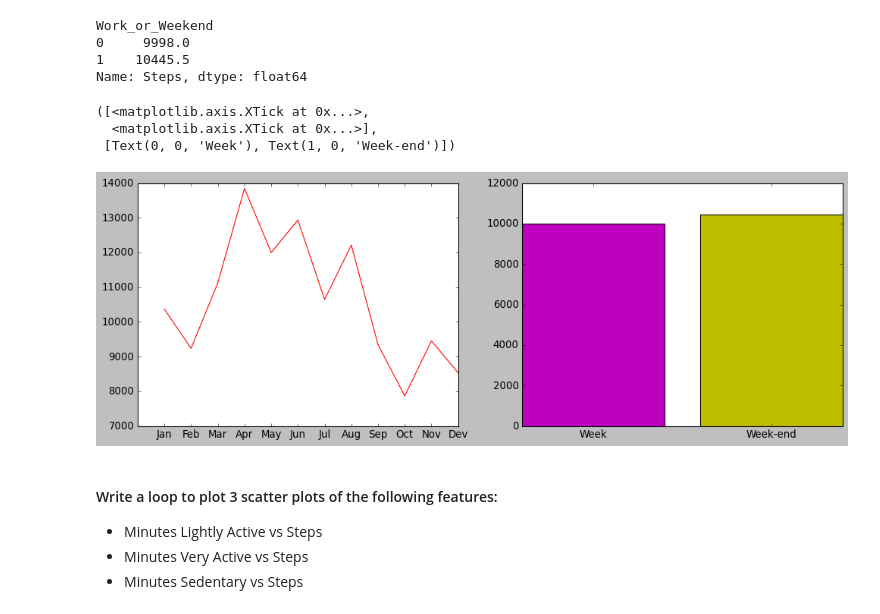
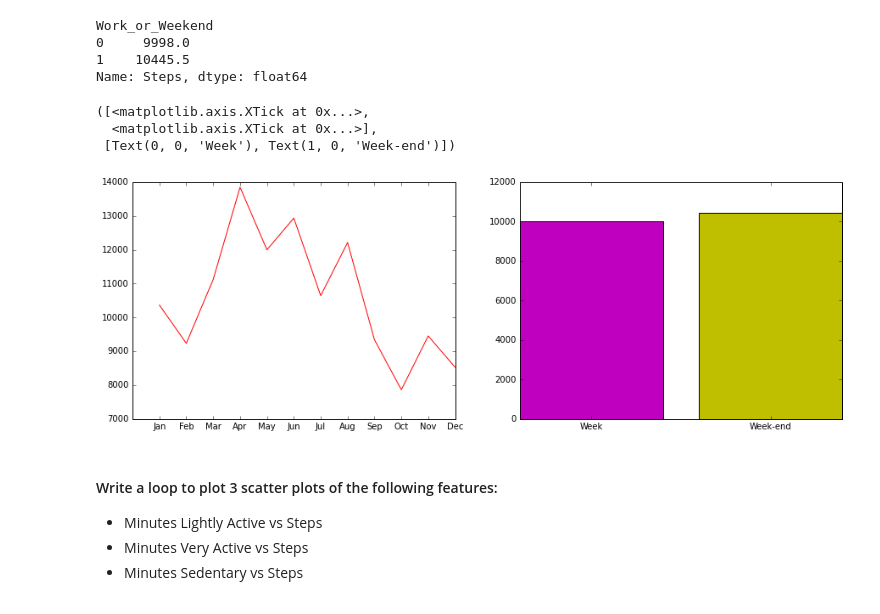
Before and after one commit to ta-data-remote/lab-matplotlib-seaborn, a Jupyter notebook: your-code/main.ipynb, the cells around one changed output. Saved outputs shown, nothing was run; the diff lists cells and outputs as text; code cells hidden in the pictures.

```diff
--- a/your-code/main.ipynb
+++ b/your-code/main.ipynb
@@ -146,27 +146,27 @@ Work_or_Weekend
 Name: Steps, dtype: float64
 # %%
 # MEDIAN STEPS BY MONTH_ENCODED
-months = ['Jan','Feb','Mar','Apr','May','Jun','Jul','Aug','Sep','Oct','Nov','Dev']
+months = ['Jan','Feb','Mar','Apr','May','Jun','Jul','Aug','Sep','Oct','Nov','Dec']
 month = fitbit.groupby(['Months_encoded'])['Steps'].median()
 
 # MEDIAN STEPS BY WORK_OR_WEEKEND
 week_weekend = ['Week','Week-end']
 week =  fitbit.groupby(['Work_or_Weekend'])['Steps'].median()
 
 fig, ax = plt.subplots(1,2, figsize = (15,5))
 
 plt.sca(ax[0])
 ax[0].plot(month.index, month, c = 'r')
 plt.xticks(range(1,13),months)
 
 plt.sca(ax[1])
 ax[1].bar(x=week.index, height = week, color = ['m','y'])
 plt.xticks(range(2),week_weekend)
 # %% [output]
 ([<matplotlib.axis.XTick at 0x...>,
   <matplotlib.axis.XTick at 0x...>],
  [Text(0, 0, 'Week'), Text(1, 0, 'Week-end')])
-[figure, old version]
+[figure, new version]
 # %% [markdown]
 #### Write a loop to plot 3 scatter plots of the following features:
 
```
Also changed, not shown: parts of 8 cells of this notebook.
